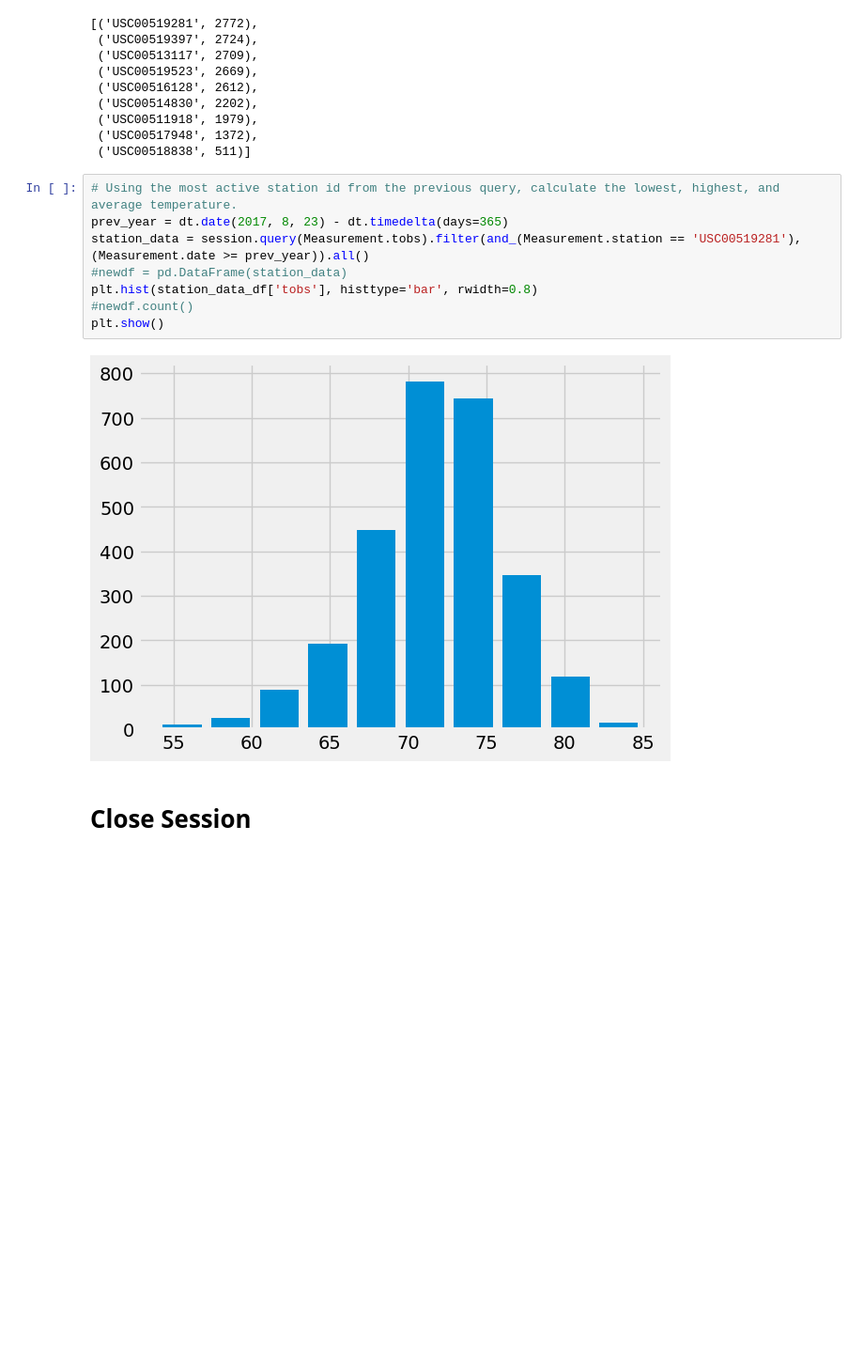
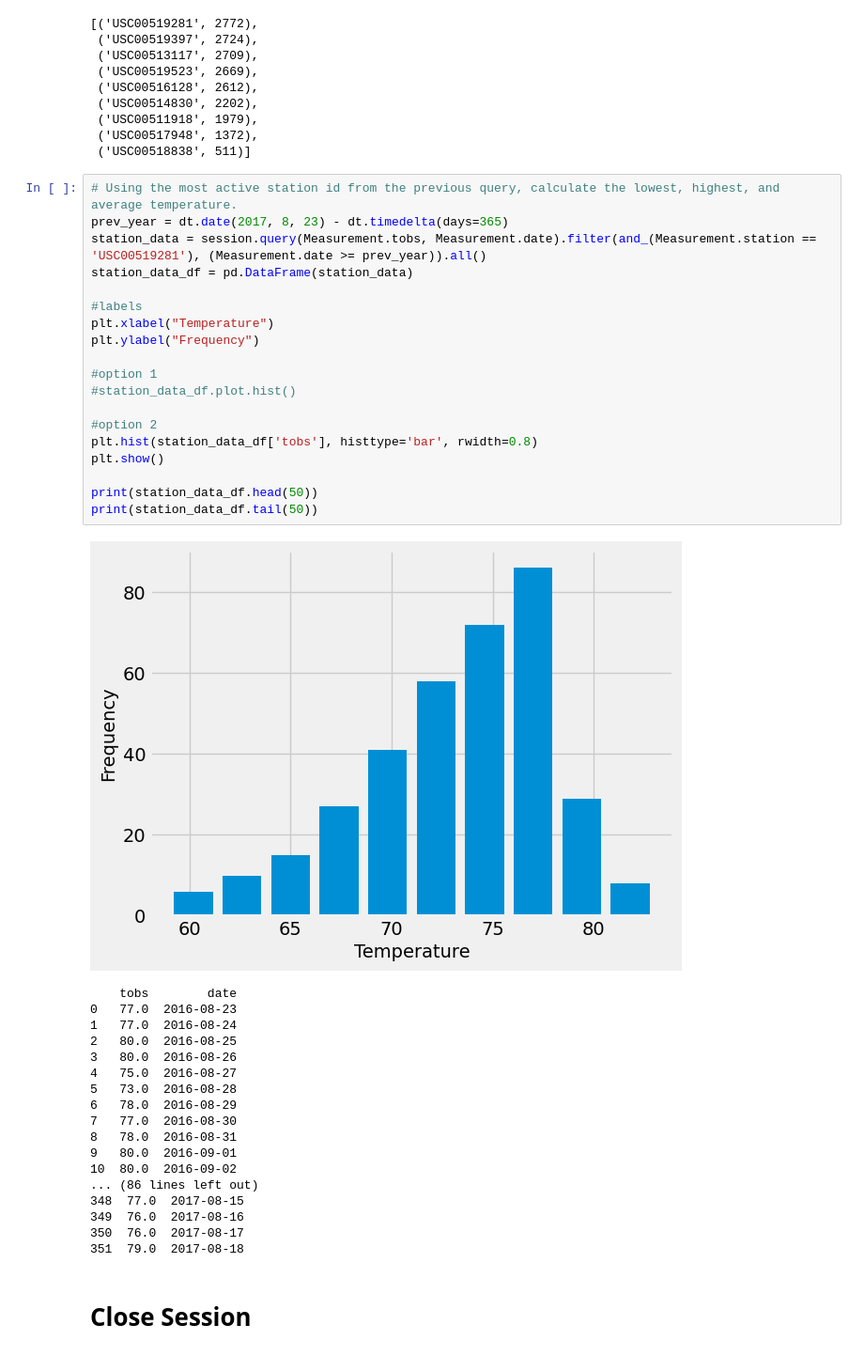
Before and after one commit to DanDreger/SurfsUp, a Jupyter notebook: SurfsUp/climate_starter.ipynb, the cells around one changed output. Shown at 94% size. Drawn from its saved outputs; the diff is of its cells as text; blank space fills up the shorter version.

Commit message:
add labels. but not sure histogram looks the right way

```diff
--- a/SurfsUp/climate_starter.ipynb
+++ b/SurfsUp/climate_starter.ipynb
@@ -122,13 +122,41 @@ stations_precip
 # %%
 # Using the most active station id from the previous query, calculate the lowest, highest, and average temperature.
 prev_year = dt.date(2017, 8, 23) - dt.timedelta(days=365)
-station_data = session.query(Measurement.tobs).filter(and_(Measurement.station == 'USC00519281'), (Measurement.date >= prev_year)).all()
-#newdf = pd.DataFrame(station_data)
+station_data = session.query(Measurement.tobs, Measurement.date).filter(and_(Measurement.station == 'USC00519281'), (Measurement.date >= prev_year)).all()
+station_data_df = pd.DataFrame(station_data)
+
+#labels
+plt.xlabel("Temperature")
+plt.ylabel("Frequency")
+
+#option 1
+#station_data_df.plot.hist()
+
+#option 2
 plt.hist(station_data_df['tobs'], histtype='bar', rwidth=0.8)
-#newdf.count()
 plt.show()
+
+print(station_data_df.head(50))
+print(station_data_df.tail(50))
 # %% [output]
-[figure, old version]
+[figure, new version]
+    tobs        date
+0   77.0  2016-08-23
+1   77.0  2016-08-24
+2   80.0  2016-08-25
+3   80.0  2016-08-26
+4   75.0  2016-08-27
+5   73.0  2016-08-28
+6   78.0  2016-08-29
+7   77.0  2016-08-30
+8   78.0  2016-08-31
+9   80.0  2016-09-01
+10  80.0  2016-09-02
+... (86 lines left out)
+348  77.0  2017-08-15
+349  76.0  2017-08-16
+350  76.0  2017-08-17
+351  79.0  2017-08-18
 # %% [markdown]
 # Close Session
 # %%
```
